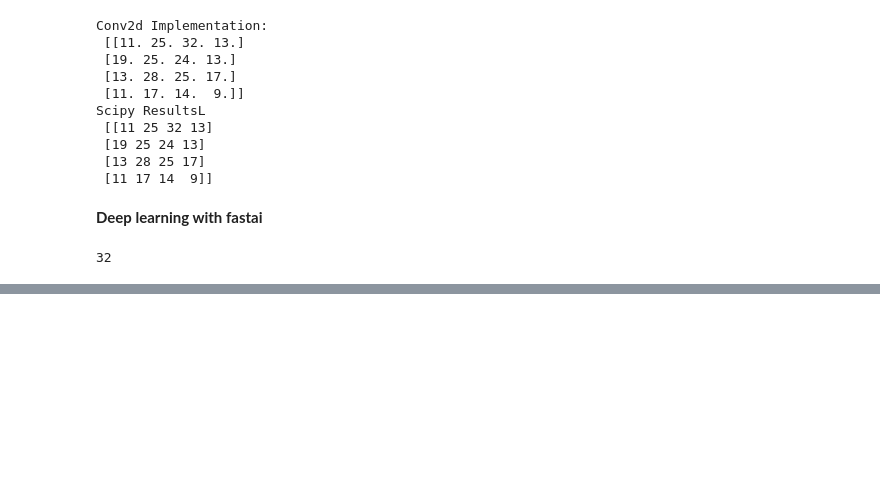
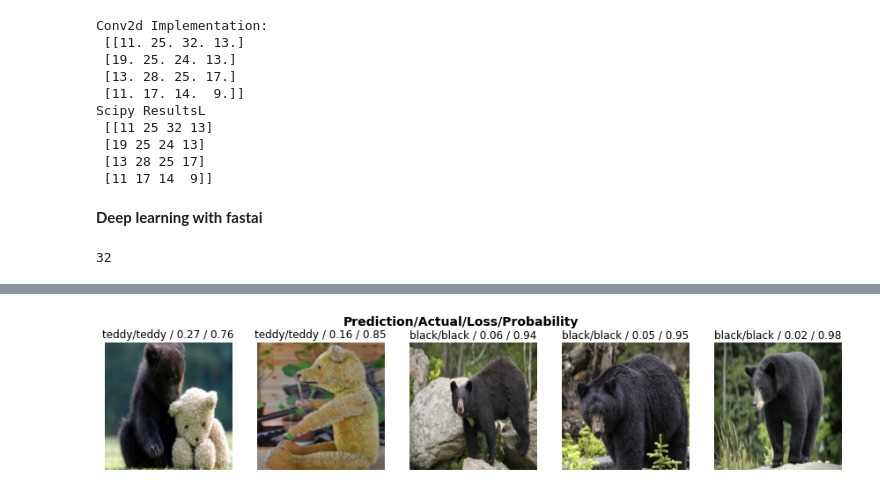
Before and after one commit to AleksandrMorozov123/My-self-educate, a Jupyter notebook: computer-vision-excercises.ipynb, the cells around one changed output, grey strips where cells are left out. Cells and saved outputs as stored; diff of their text form; code cells hidden in the pictures; blank space fills up the shorter version.

```diff
--- a/computer-vision-excercises.ipynb
+++ b/computer-vision-excercises.ipynb
@@ -253,0 +261,3 @@ learn.fine_tune (4)
+# %%
+interp.plot_top_losses (5, nrows = 1)
+# %% [output]
@@ -253,0 +265 @@ learn.fine_tune (4)
+[figure, added]
```
Also changed, not shown: parts of 17 cells of this notebook.
